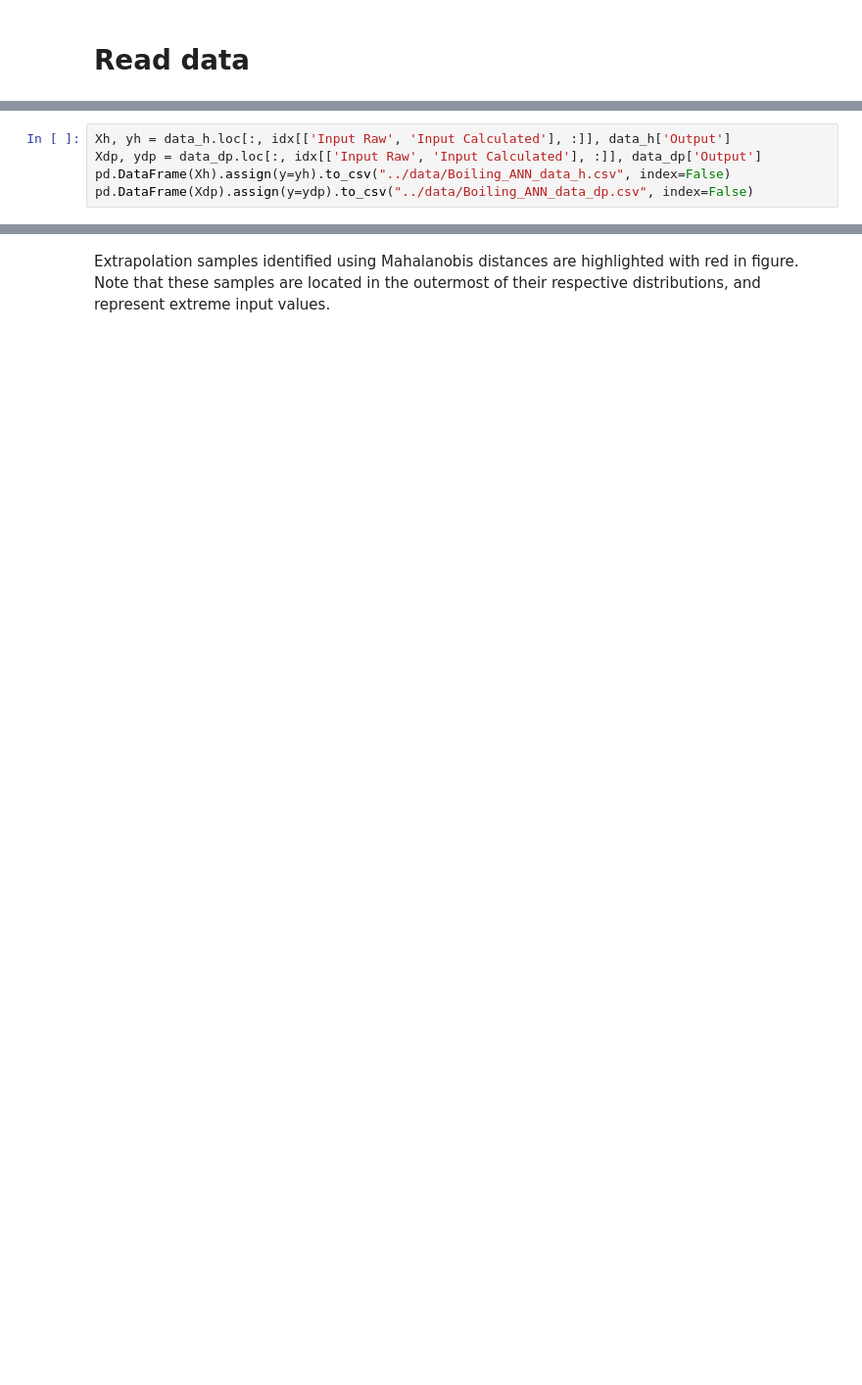
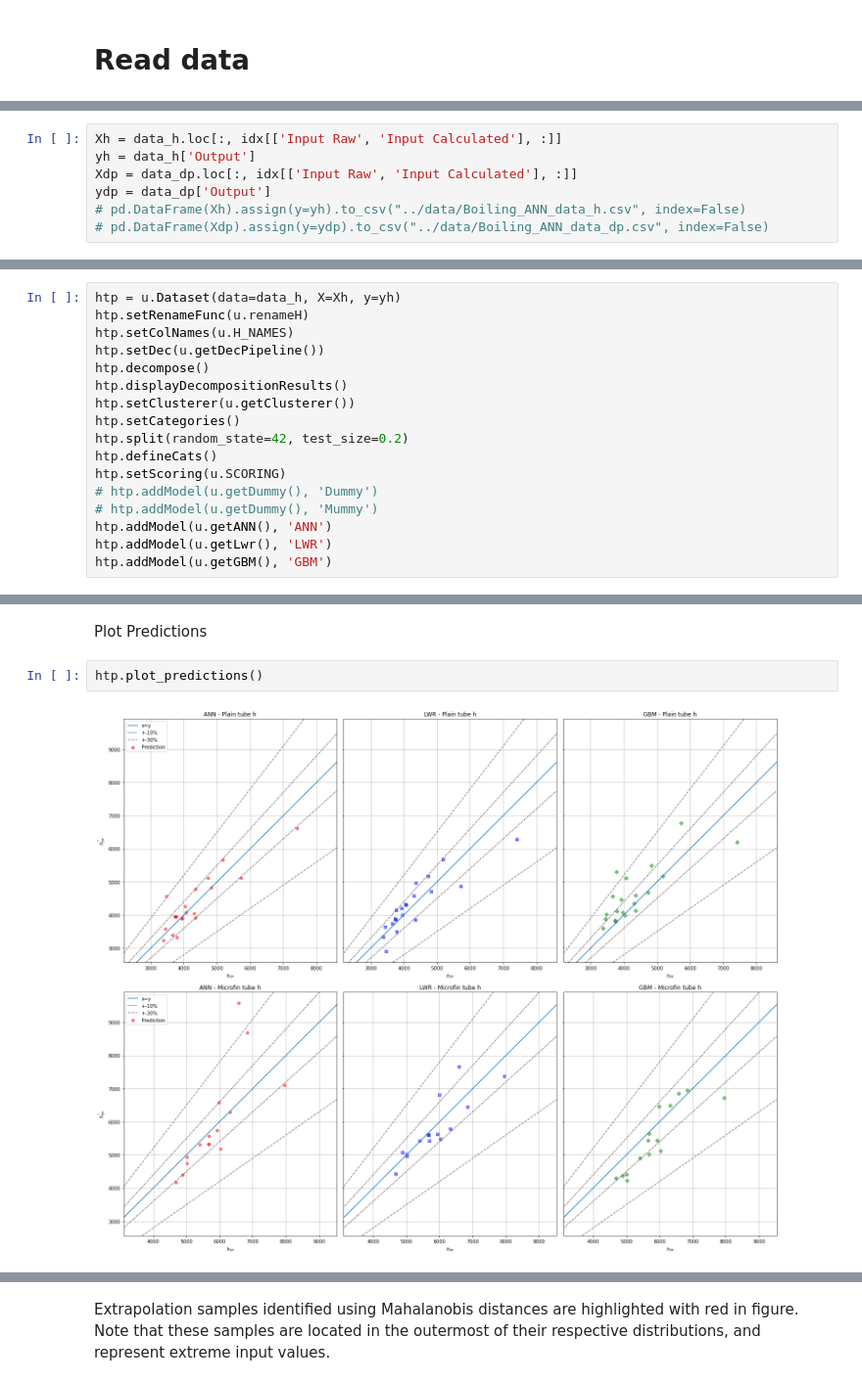
Before and after one commit to sukruc/htp-dp, a Jupyter notebook: notebook/hTP.ipynb, the cells around one changed output, grey strips where cells are left out. Shown at 98% size. Cells and saved outputs as stored; diff of their text form; blank space fills up the shorter version.

```diff
--- a/notebook/hTP.ipynb
+++ b/notebook/hTP.ipynb
@@ -113,5 +42,7 @@ idx = pd.IndexSlice
 # %%
-Xh, yh = data_h.loc[:, idx[['Input Raw', 'Input Calculated'], :]], data_h['Output']
-Xdp, ydp = data_dp.loc[:, idx[['Input Raw', 'Input Calculated'], :]], data_dp['Output']
-pd.DataFrame(Xh).assign(y=yh).to_csv("../data/Boiling_ANN_data_h.csv", index=False)
-pd.DataFrame(Xdp).assign(y=ydp).to_csv("../data/Boiling_ANN_data_dp.csv", index=False)
+Xh = data_h.loc[:, idx[['Input Raw', 'Input Calculated'], :]]
+yh = data_h['Output']
+Xdp = data_dp.loc[:, idx[['Input Raw', 'Input Calculated'], :]]
+ydp = data_dp['Output']
+# pd.DataFrame(Xh).assign(y=yh).to_csv("../data/Boiling_ANN_data_h.csv", index=False)
+# pd.DataFrame(Xdp).assign(y=ydp).to_csv("../data/Boiling_ANN_data_dp.csv", index=False)
@@ -1368,0 +105,17 @@ plt.title("Input variables in PCA space");
+# %%
+htp = u.Dataset(data=data_h, X=Xh, y=yh)
+htp.setRenameFunc(u.renameH)
+htp.setColNames(u.H_NAMES)
+htp.setDec(u.getDecPipeline())
+htp.decompose()
+htp.displayDecompositionResults()
+htp.setClusterer(u.getClusterer())
+htp.setCategories()
+htp.split(random_state=42, test_size=0.2)
+htp.defineCats()
+htp.setScoring(u.SCORING)
+# htp.addModel(u.getDummy(), 'Dummy')
+# htp.addModel(u.getDummy(), 'Mummy')
+htp.addModel(u.getANN(), 'ANN')
+htp.addModel(u.getLwr(), 'LWR')
+htp.addModel(u.getGBM(), 'GBM')
@@ -1368,0 +184,6 @@ plt.title("Input variables in PCA space");
+# %% [markdown]
+Plot Predictions
+# %%
+htp.plot_predictions()
+# %% [output]
+[figure, added]
```
Also changed, not shown: parts of 195 cells of this notebook, 2 other files.
